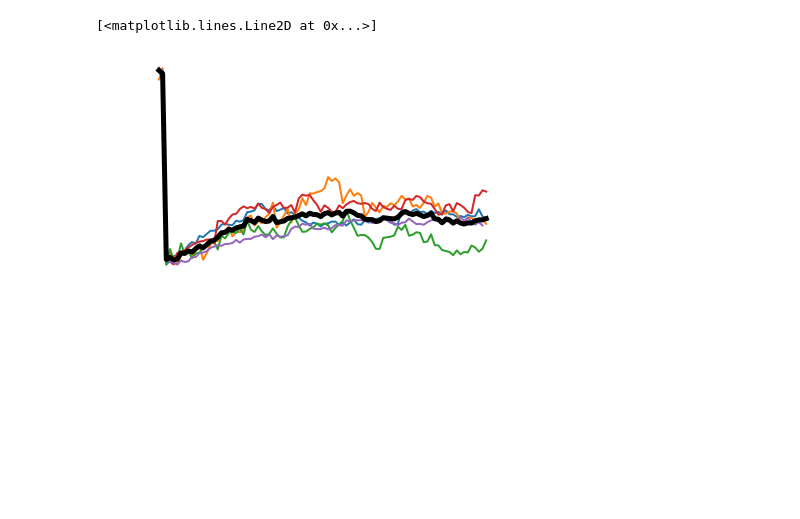
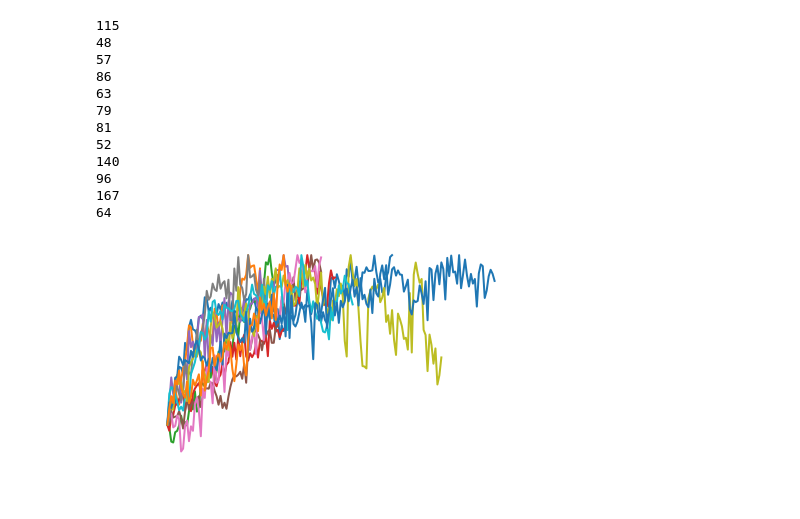
Before and after one commit to datamilas/Python-analysis, a Jupyter notebook: Ablation kinetics/ablation_kinetics_analysis.ipynb, the cells around one changed output. Cells and saved outputs as stored; diff of their text form; code cells hidden in the pictures; blank space fills up the shorter version.

Commit message:
Work on FRAP quantification

```diff
--- a/Ablation kinetics/ablation_kinetics_analysis.ipynb
+++ b/Ablation kinetics/ablation_kinetics_analysis.ipynb
@@ -13,14 +13,15 @@ from pylab import cm
 px_size = 0.1625
 dt = 15 #frame interval in seconds
 # %%
-#directory = 'Baz_Jupiter//'
-#title="Bazooka_ablation"
+directory = 'Baz_Jupiter//'
+title="Bazooka_ablation"
+dt = 30 #frame interval in seconds
 
 #directory = "C://Users//amilas//Desktop//Python-analysis//FRAP//Par1//"
 #title="Par1_FRAP"
 
-directory = "C://Users//amilas//Desktop//Python-analysis//FRAP//Bazooka//"
-title="Bazooka_FRAP"
+#directory = "C://Users//amilas//Desktop//Python-analysis//FRAP//Bazooka//"
+#title="Bazooka_FRAP"
 
 
 files = listdir(directory)
@@ -53,38 +54,57 @@ ax.yaxis.set_tick_params(which='minor', size=7, width=1, direction='in', right='
 # Add the x and y-axis labels
 ax.set_xlabel('Time (s)', labelpad=10)
 ax.set_ylabel('Normalized Intensity', labelpad=10)
 
 
 intensities_all = pd.DataFrame()
 
 
 
 for index, file in enumerate(files[0::2]):
     intensities = pd.read_csv(directory+file)
     background = pd.read_csv(directory+files[index*2+1])
 
 
+    #subtract background
     intensities["Background_norm"] = intensities.Mean - background.Mean
 
     intensities["Mean"] = intensities.Background_norm
 
-    intensities["Normalized"] = intensities.Mean - intensities.Mean.min()
+    #normalize
+    if "ablation" in title: intensities["Normalized"] = intensities.Mean - intensities.Mean[0]
+    else:
+    #intensities["Normalized"] = intensities.Mean - intensities.Mean.min()
+        intensities["Normalized"] = intensities.Mean - intensities.Mean[2]
+
     intensities[file] = intensities["Normalized"]/intensities["Normalized"].max()
 
 
     #final_intensities = intensities[intensities[intensities[file]==0].index.item():].reset_index()[file]
 
     final_intensities = intensities.reset_index()[file]
 
+    print(len(intensities))
+    if len(intensities)>0:
+        intensities_all = pd.concat([intensities_all, final_intensities], axis=1)
+        ax.plot(np.arange(len(final_intensities))*dt, final_intensities, linewidth=2)
 
-    intensities_all = pd.concat([intensities_all, final_intensities], axis=1)
+intensities_all['Mean'] = intensities_all.mean(axis=1)
+#ax.plot(np.arange(len(intensities_all.Mean))*dt, intensities_all.Mean, linewidth=5, color="black")
 
 
 
-    ax.plot(np.arange(len(final_intensities))*dt, final_intensities, linewidth=2)
-
-intensities_all['Mean'] = intensities_all.mean(axis=1)
-ax.plot(np.arange(len(intensities_all.Mean))*dt, intensities_all.Mean, linewidth=5, color="black")
+#ax.plot(xs, monoExp(xs, m, t), linewidth=5, color="black")
 # %% [output]
-[<matplotlib.lines.Line2D at 0x...>]
+115
+48
+57
+86
+63
+79
+81
+52
+140
+96
+167
+64
-[figure, old version]
+[figure, new version]
```
Also changed, not shown: parts of 9 cells of this notebook, 19 other files.
